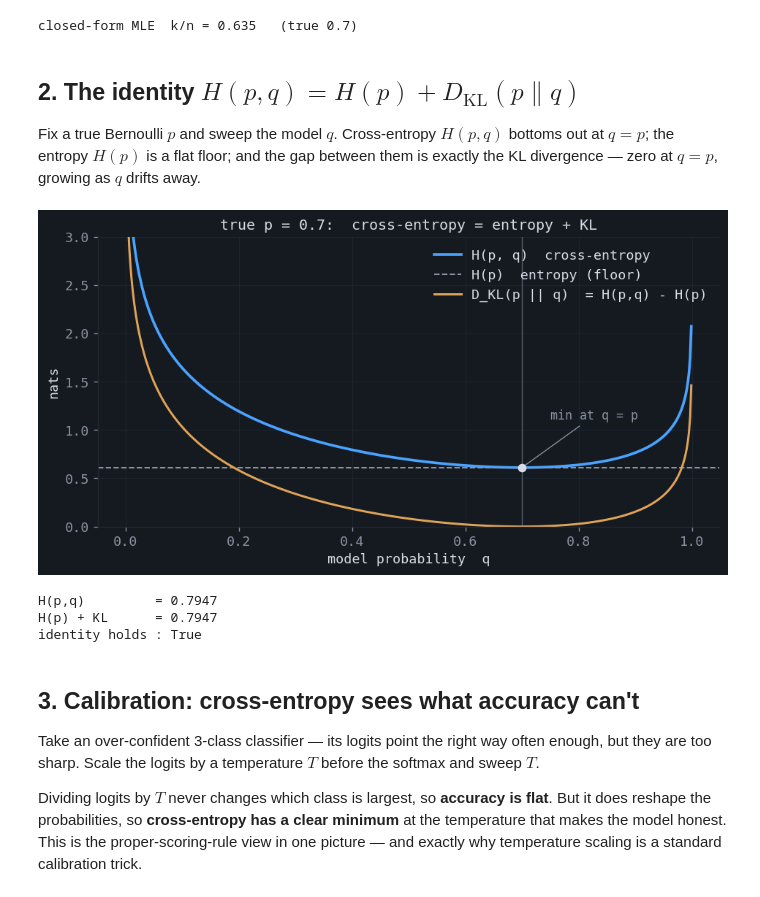
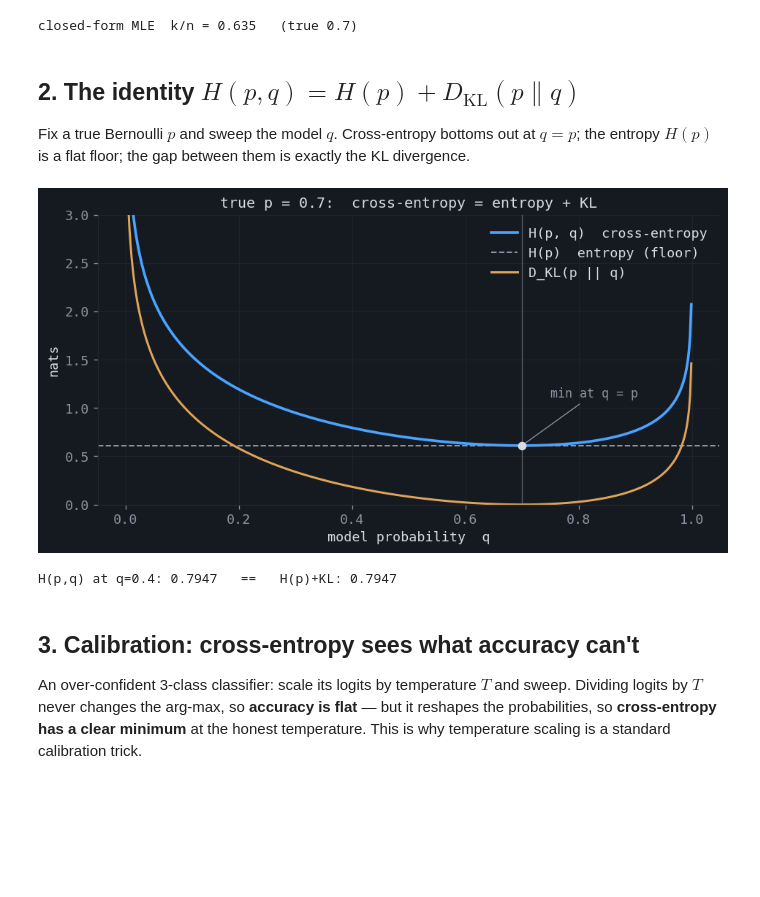
Before and after one commit to mmkuznecov/mmkuznecov.github.io, a Jupyter notebook: posts/several-views-on-cross-entropy/artifacts/experiments.ipynb, the cells around one changed output. Drawn from its saved outputs; the diff is of its cells as text; code cells hidden in the pictures; blank space fills up the shorter version.

```diff
--- a/posts/several-views-on-cross-entropy/artifacts/experiments.ipynb
+++ b/posts/several-views-on-cross-entropy/artifacts/experiments.ipynb
@@ -87,54 +86,37 @@ closed-form MLE  k/n = 0.635   (true 0.7)
 # %% [markdown]
 ## 2. The identity $H(p,q) = H(p) + D_{\mathrm{KL}}(p\|q)$
 
-Fix a true Bernoulli $p$ and sweep the model $q$. Cross-entropy $H(p,q)$ bottoms out
-at $q = p$; the entropy $H(p)$ is a flat floor; and the gap between them is exactly the
-KL divergence — zero at $q=p$, growing as $q$ drifts away.
+Fix a true Bernoulli $p$ and sweep the model $q$. Cross-entropy bottoms out at $q=p$;
+the entropy $H(p)$ is a flat floor; the gap between them is exactly the KL divergence.
 # %%
-def bern_xent(p, q):   # H(p, q)
+def bern_xent(p, q):
     return -(p*np.log(q+eps) + (1-p)*np.log(1-q+eps))
 
 p_true = 0.7
 q_grid = np.linspace(1e-3, 1-1e-3, 500)
-
-H_pq = bern_xent(p_true, q_grid)          # cross-entropy
-H_p  = bern_xent(p_true, p_true)          # entropy (constant)
-KL   = H_pq - H_p                         # divergence
+H_pq = bern_xent(p_true, q_grid); H_p = bern_xent(p_true, p_true); KL = H_pq - H_p
 
 fig, ax = plt.subplots(figsize=(8, 4.3))
 ax.plot(q_grid, H_pq, color=ACCENT, lw=2.2, label="H(p, q)  cross-entropy")
 ax.axhline(H_p, color=MUTED, ls="--", lw=1.2, label="H(p)  entropy (floor)")
-ax.plot(q_grid, KL, color=ACCENT2, lw=1.8, label="D_KL(p || q)  = H(p,q) - H(p)")
-ax.axvline(p_true, color=MUTED, lw=0.8, alpha=0.6)
-ax.scatter([p_true], [H_p], color=FG, s=36, zorder=5)
+ax.plot(q_grid, KL, color=ACCENT2, lw=1.8, label="D_KL(p || q)")
+ax.axvline(p_true, color=MUTED, lw=0.8, alpha=0.6); ax.scatter([p_true],[H_p], color=FG, s=36, zorder=5)
 ax.annotate("min at q = p", xy=(p_true, H_p), xytext=(p_true+0.05, H_p+0.5),
-            color=MUTED, fontsize=10,
-            arrowprops=dict(arrowstyle="-", color=MUTED, lw=0.8))
-ax.set_xlabel("model probability  q"); ax.set_ylabel("nats")
-ax.set_title(f"true p = {p_true}:  cross-entropy = entropy + KL")
-ax.set_ylim(0, 3); ax.legend(); style(ax)
+            color=MUTED, fontsize=10, arrowprops=dict(arrowstyle="-", color=MUTED, lw=0.8))
+ax.set_xlabel("model probability  q"); ax.set_ylabel("nats"); ax.set_ylim(0, 3)
+ax.set_title(f"true p = {p_true}:  cross-entropy = entropy + KL"); ax.legend(); style(ax)
 plt.tight_layout(); plt.show()
-
-# numeric check at an arbitrary q
 qc = 0.4
-print(f"H(p,q)         = {bern_xent(p_true, qc):.4f}")
-print(f"H(p) + KL      = {H_p + (bern_xent(p_true, qc) - H_p):.4f}")
-print(f"identity holds : {np.isclose(bern_xent(p_true, qc), H_p + (bern_xent(p_true, qc)-H_p))}")
+print(f"H(p,q) at q={qc}: {bern_xent(p_true, qc):.4f}   ==   H(p)+KL: {H_p + (bern_xent(p_true, qc)-H_p):.4f}")
 # %% [output]
-[figure, old version]
+[figure, new version]
-H(p,q)         = 0.7947
-H(p) + KL      = 0.7947
-identity holds : True
+H(p,q) at q=0.4: 0.7947   ==   H(p)+KL: 0.7947
 # %% [markdown]
 ## 3. Calibration: cross-entropy sees what accuracy can't
 
-Take an over-confident 3-class classifier — its logits point the right way often
-enough, but they are too sharp. Scale the logits by a temperature $T$ before the
-softmax and sweep $T$.
-
-Dividing logits by $T$ never changes which class is largest, so **accuracy is flat**.
-But it does reshape the probabilities, so **cross-entropy has a clear minimum** at the
-temperature that makes the model honest. This is the proper-scoring-rule view in one
-picture — and exactly why temperature scaling is a standard calibration trick.
+An over-confident 3-class classifier: scale its logits by temperature $T$ and sweep.
+Dividing logits by $T$ never changes the arg-max, so **accuracy is flat** — but it
+reshapes the probabilities, so **cross-entropy has a clear minimum** at the honest
+temperature. This is why temperature scaling is a standard calibration trick.
 # %%
 C, N = 3, 4000
```
Also changed, not shown: parts of 12 cells of this notebook, 8 other files.
